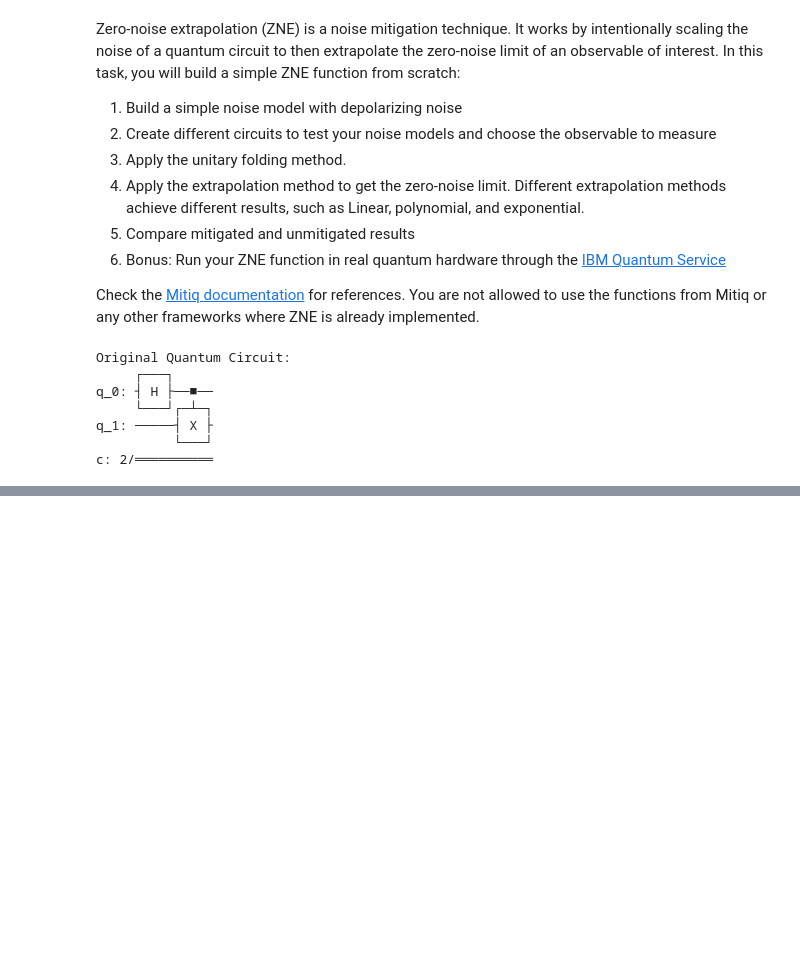
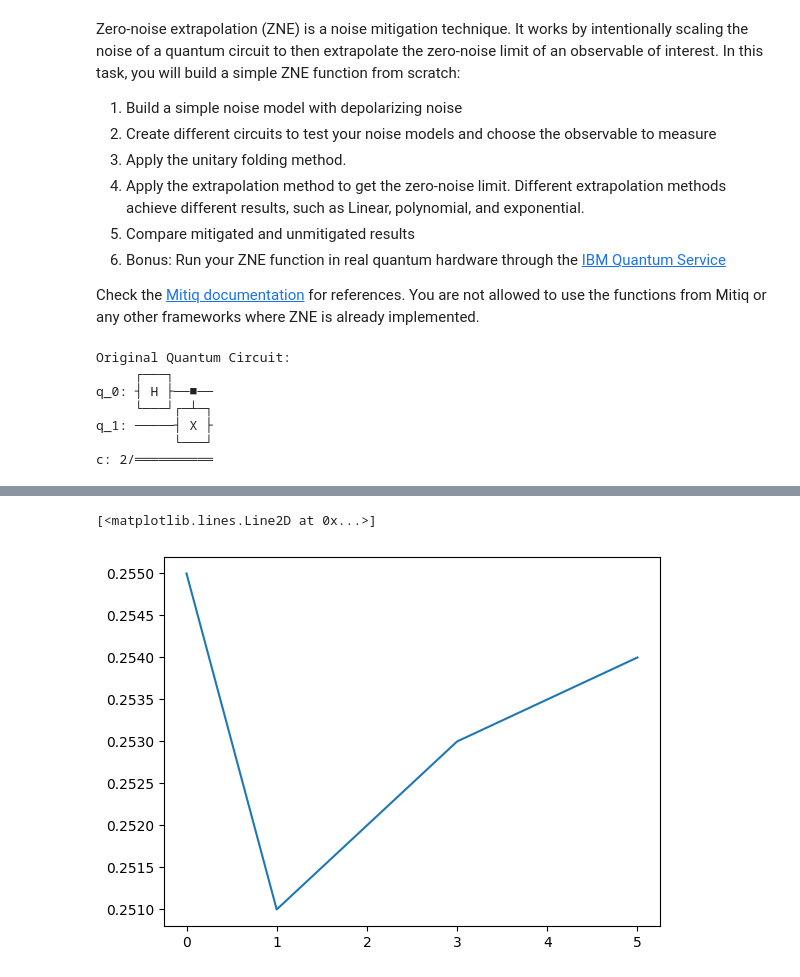
Before and after one commit to awshaffar/QOSF-Mentorship-Program-Screening-Tasks, a Jupyter notebook: Screening Task.ipynb, the cells around one changed output, grey strips where cells are left out. Saved outputs shown, nothing was run; the diff lists cells and outputs as text; code cells hidden in the pictures; blank space fills up the shorter version.

```diff
--- a/Screening Task.ipynb
+++ b/Screening Task.ipynb
@@ -144,0 +201,5 @@ Extrapolated Zero-Noise Probability for '00' outcome: 0.4999
+# %%
+plt.plot(fold_factors,probabilities)
+# %% [output]
+[<matplotlib.lines.Line2D at 0x...>]
+[figure, added]
```
Also changed, not shown: parts of 11 cells of this notebook, 1 other file.
